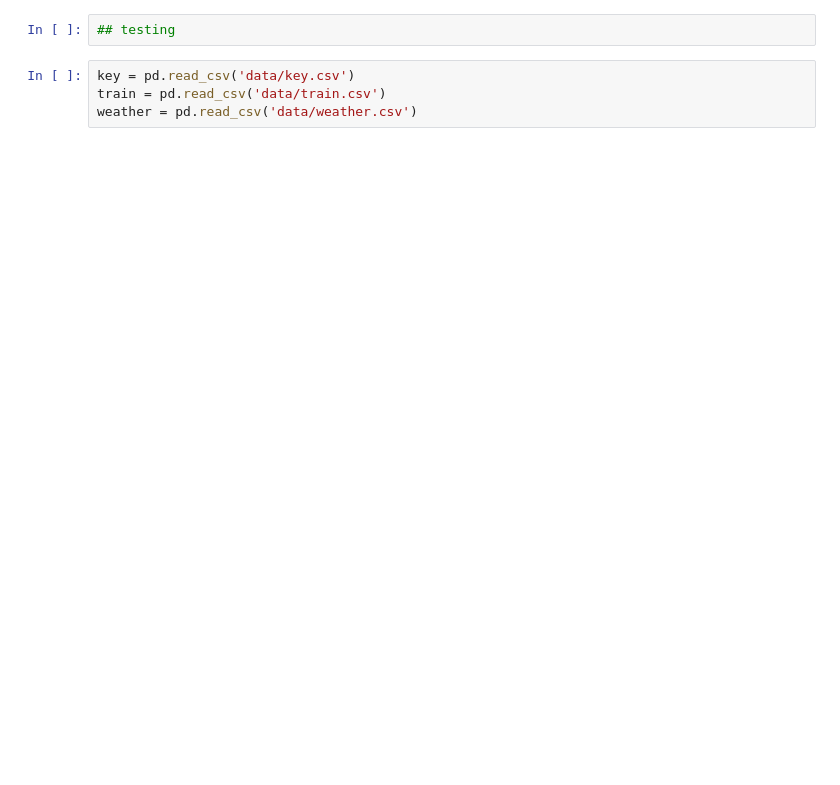
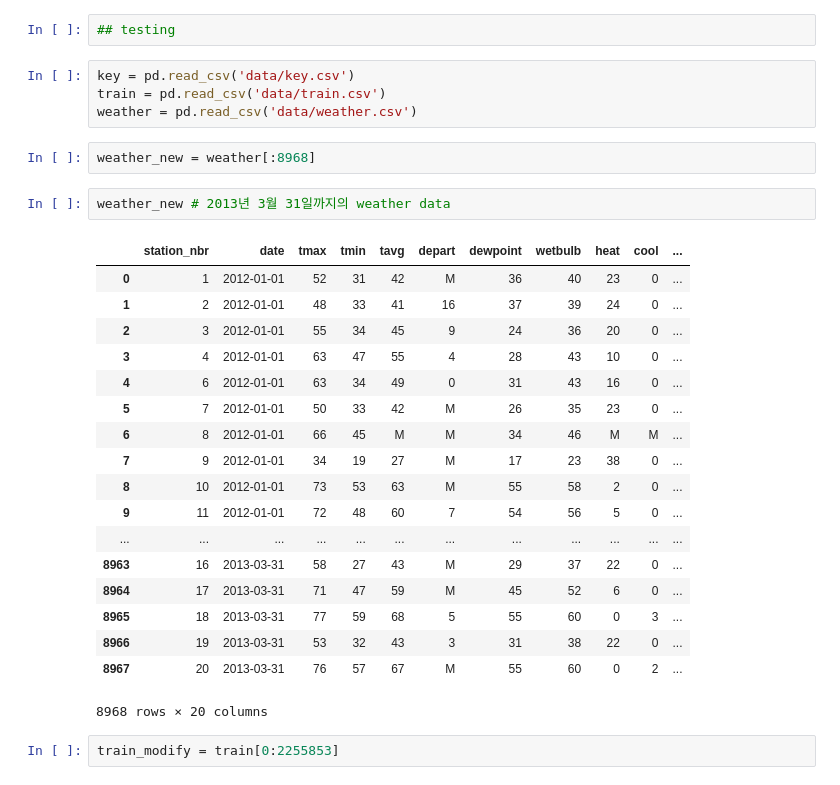
Before and after one commit to hanuii/project1, a Jupyter notebook: junk.ipynb, the cells around one changed output. Cells and saved outputs as stored; diff of their text form; blank space fills up the shorter version.

```diff
--- a/junk.ipynb
+++ b/junk.ipynb
@@ -4,4 +4,29 @@
 key = pd.read_csv('data/key.csv')
 train = pd.read_csv('data/train.csv')
 weather = pd.read_csv('data/weather.csv')
+# %%
+weather_new = weather[:8968]
+# %%
+weather_new # 2013년 3월 31일까지의 weather data
+# %% [output]
+|  | station_nbr | date | tmax | tmin | tavg | depart | dewpoint | wetbulb | heat | cool | ... |
+| 0 | 1 | 2012-01-01 | 52 | 31 | 42 | M | 36 | 40 | 23 | 0 | ... |
+| 1 | 2 | 2012-01-01 | 48 | 33 | 41 | 16 | 37 | 39 | 24 | 0 | ... |
+| 2 | 3 | 2012-01-01 | 55 | 34 | 45 | 9 | 24 | 36 | 20 | 0 | ... |
+| 3 | 4 | 2012-01-01 | 63 | 47 | 55 | 4 | 28 | 43 | 10 | 0 | ... |
+| 4 | 6 | 2012-01-01 | 63 | 34 | 49 | 0 | 31 | 43 | 16 | 0 | ... |
+| 5 | 7 | 2012-01-01 | 50 | 33 | 42 | M | 26 | 35 | 23 | 0 | ... |
+| 6 | 8 | 2012-01-01 | 66 | 45 | M | M | 34 | 46 | M | M | ... |
+| 7 | 9 | 2012-01-01 | 34 | 19 | 27 | M | 17 | 23 | 38 | 0 | ... |
+| 8 | 10 | 2012-01-01 | 73 | 53 | 63 | M | 55 | 58 | 2 | 0 | ... |
+| 9 | 11 | 2012-01-01 | 72 | 48 | 60 | 7 | 54 | 56 | 5 | 0 | ... |
+| ... | ... | ... | ... | ... | ... | ... | ... | ... | ... | ... | ... |
+| 8963 | 16 | 2013-03-31 | 58 | 27 | 43 | M | 29 | 37 | 22 | 0 | ... |
+| 8964 | 17 | 2013-03-31 | 71 | 47 | 59 | M | 45 | 52 | 6 | 0 | ... |
+| 8965 | 18 | 2013-03-31 | 77 | 59 | 68 | 5 | 55 | 60 | 0 | 3 | ... |
+| 8966 | 19 | 2013-03-31 | 53 | 32 | 43 | 3 | 31 | 38 | 22 | 0 | ... |
+| 8967 | 20 | 2013-03-31 | 76 | 57 | 67 | M | 55 | 60 | 0 | 2 | ... |
+8968 rows × 20 columns
+# %%
+train_modify = train[0:2255853]
 # %%
```
Also changed, not shown: parts of 6 cells of this notebook.
